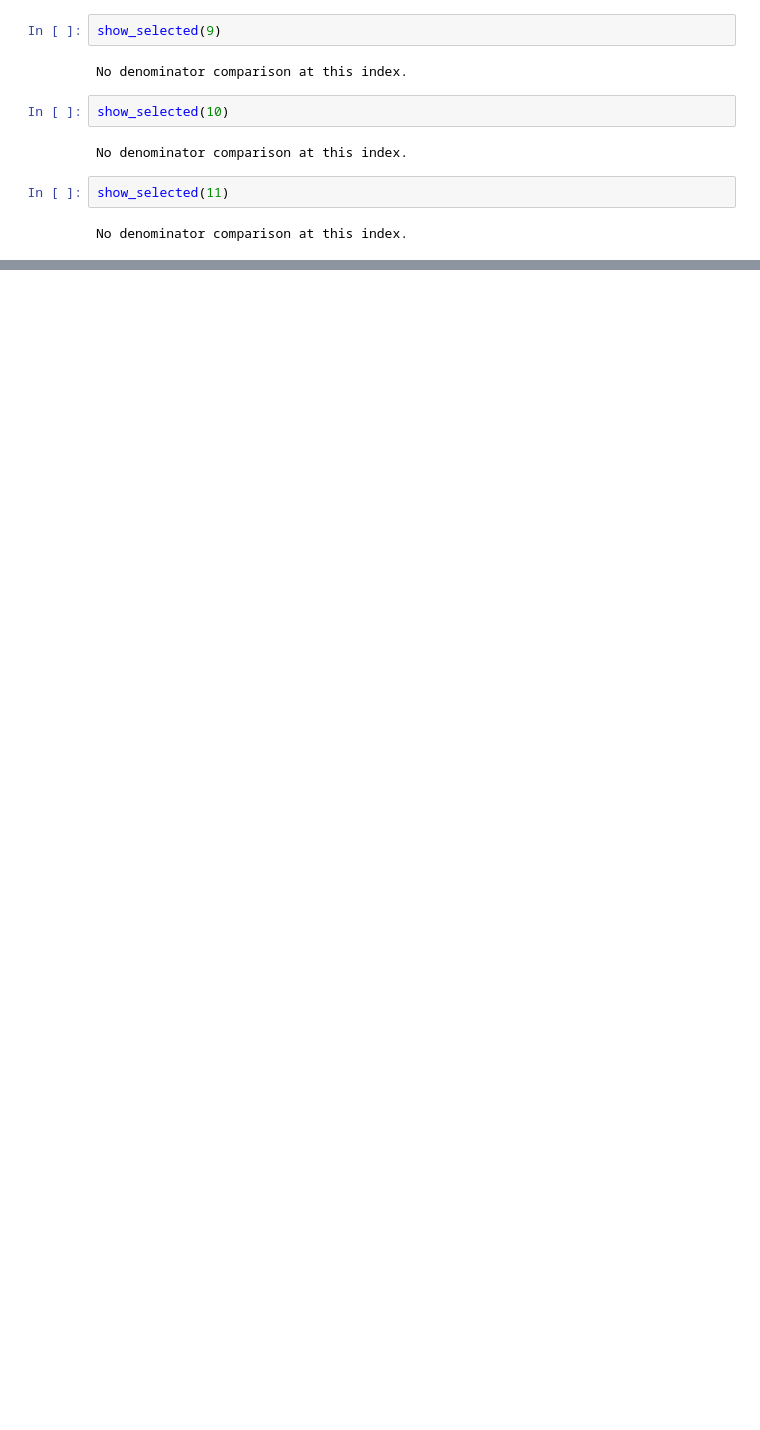
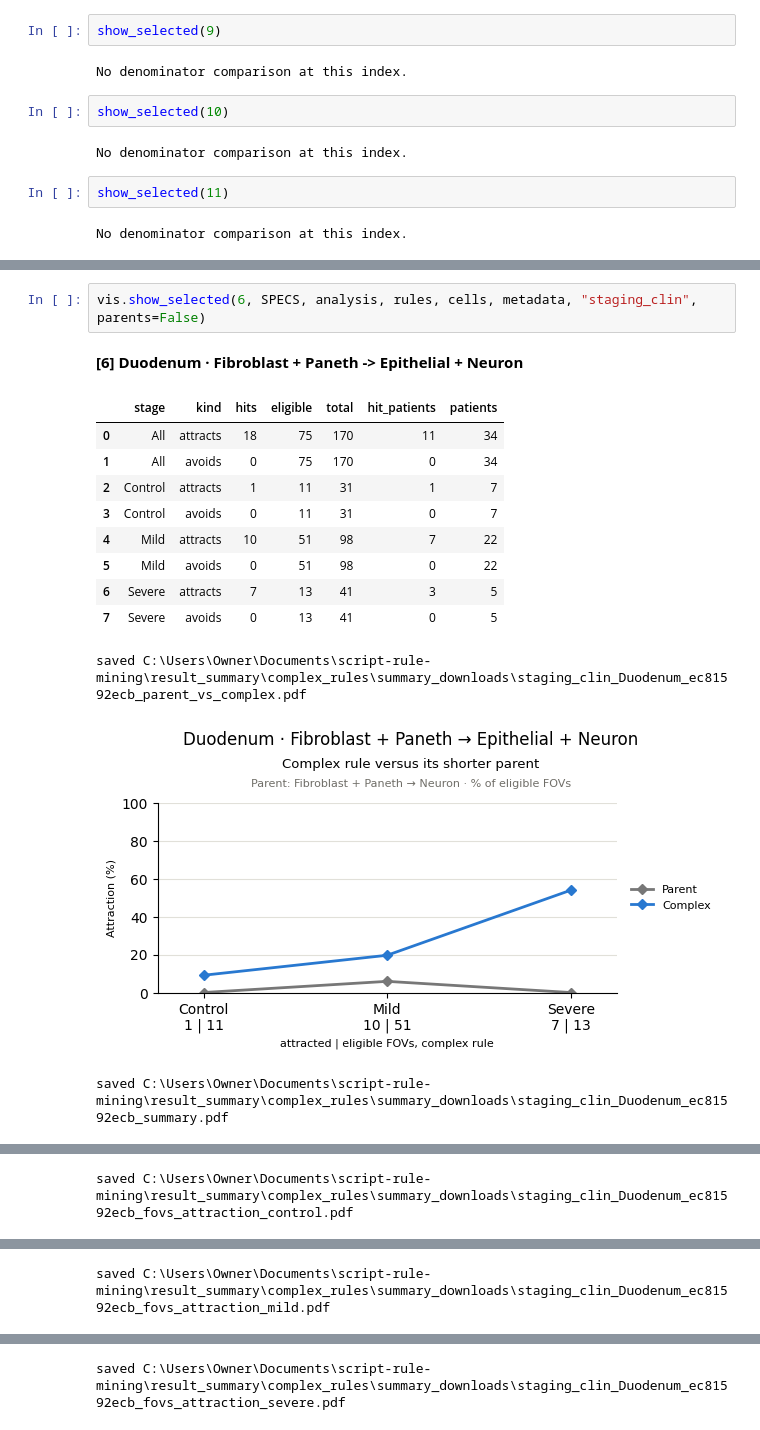
Before and after one commit to rachelbronerHU/bio-association-rule-mining-and-correlation, a Jupyter notebook: result_summary/complex_rules/stages_all_fovs.ipynb, the cells around one changed output, grey strips where cells are left out. Drawn from its saved outputs; the diff is of its cells as text; blank space fills up the shorter version.

```diff
--- a/result_summary/complex_rules/stages_all_fovs.ipynb
+++ b/result_summary/complex_rules/stages_all_fovs.ipynb
@@ -102,0 +140,16 @@ No denominator comparison at this index.
+# %%
+vis.show_selected(6, SPECS, analysis, rules, cells, metadata, "staging_clin", parents=False)
+# %% [output]
+**[6] Duodenum · Fibroblast + Paneth -> Epithelial + Neuron**
+|  | stage | kind | hits | eligible | total | hit_patients | patients |
+| 0 | All | attracts | 18 | 75 | 170 | 11 | 34 |
+| 1 | All | avoids | 0 | 75 | 170 | 0 | 34 |
+| 2 | Control | attracts | 1 | 11 | 31 | 1 | 7 |
+| 3 | Control | avoids | 0 | 11 | 31 | 0 | 7 |
+| 4 | Mild | attracts | 10 | 51 | 98 | 7 | 22 |
+| 5 | Mild | avoids | 0 | 51 | 98 | 0 | 22 |
+| 6 | Severe | attracts | 7 | 13 | 41 | 3 | 5 |
+| 7 | Severe | avoids | 0 | 13 | 41 | 0 | 5 |
+saved C:\Users\Owner\Documents\script-rule-mining\result_summary\complex_rules\summary_downloads\staging_clin_Duodenum_ec81592ecb_parent_vs_complex.pdf
+[figure, added]
+saved C:\Users\Owner\Documents\script-rule-mining\result_summary\complex_rules\summary_downloads\staging_clin_Duodenum_ec81592ecb_summary.pdf
@@ -102,0 +157 @@ No denominator comparison at this index.
+saved C:\Users\Owner\Documents\script-rule-mining\result_summary\complex_rules\summary_downloads\staging_clin_Duodenum_ec81592ecb_fovs_attraction_control.pdf
@@ -102,0 +159 @@ No denominator comparison at this index.
+saved C:\Users\Owner\Documents\script-rule-mining\result_summary\complex_rules\summary_downloads\staging_clin_Duodenum_ec81592ecb_fovs_attraction_mild.pdf
@@ -102,0 +161 @@ No denominator comparison at this index.
+saved C:\Users\Owner\Documents\script-rule-mining\result_summary\complex_rules\summary_downloads\staging_clin_Duodenum_ec81592ecb_fovs_attraction_severe.pdf
```
Also changed, not shown: parts of 6 cells of this notebook, 7 other files.
